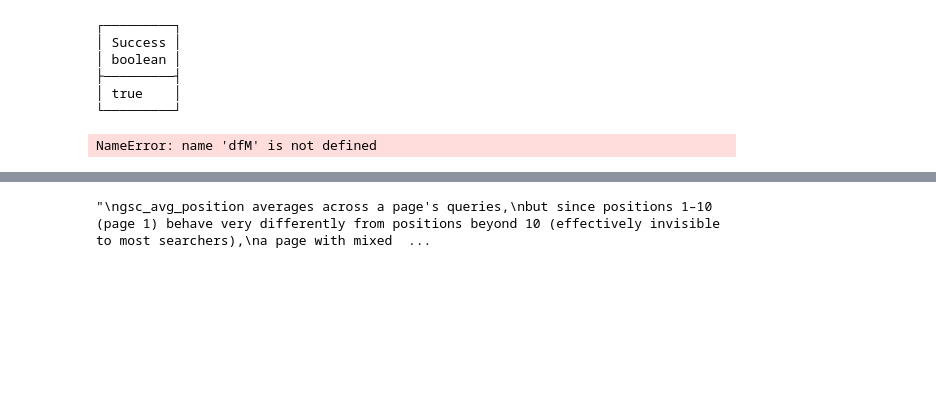
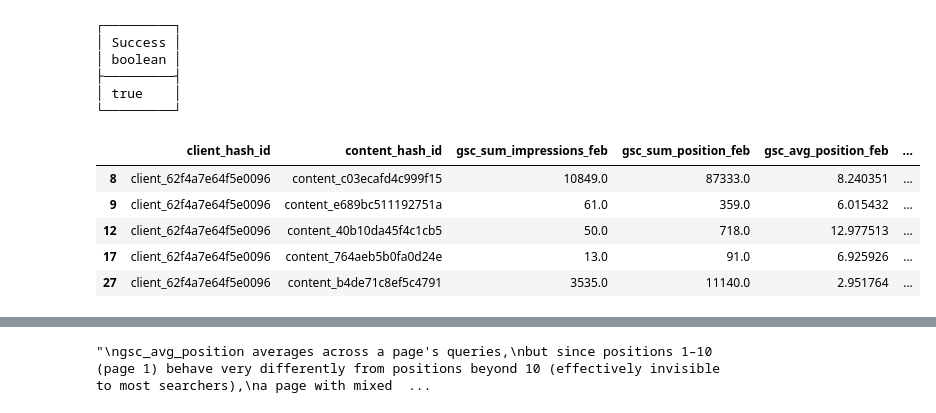
Before and after one commit to ammar-aa/Fly_rank_internship_repo, a Jupyter notebook: work/notebooks/w04_baseline_score.ipynb, the cells around one changed output, grey strips where cells are left out. Drawn from its saved outputs; the diff is of its cells as text; code cells hidden in the pictures; blank space fills up the shorter version.

```diff
--- a/work/notebooks/w04_baseline_score.ipynb
+++ b/work/notebooks/w04_baseline_score.ipynb
@@ -72,7 +64,9 @@ FROM 'hf://datasets/FlyRank/internship-warehouse/fact_content_daily_performance/
 cols = [
     'client_hash_id',
     'content_hash_id',
-    'gsc_impressions',
+    'gsc_sum_impressions',
+    'gsc_sum_position',
+    'gsc_avg_position',
 ]
 
 df_trend = (
@@ -83,6 +77,4 @@ df_trend = (
         suffixes=('_feb', '_mar'),
     )
 )
-# %% [output]
-NameError: name 'dfM' is not defined
 # %%
@@ -117 +91,10 @@ df['trend_dir'] = np.select(conditions, ranks, default=None)
+# %%
+df_trend.head()
+# %% [output]
+|  | client_hash_id | content_hash_id | gsc_sum_impressions_feb | gsc_sum_position_feb | gsc_avg_position_feb | ... |
+| 8 | client_62f4a7e64f5e0096 | content_c03ecafd4c999f15 | 10849.0 | 87333.0 | 8.240351 | ... |
+| 9 | client_62f4a7e64f5e0096 | content_e689bc511192751a | 61.0 | 359.0 | 6.015432 | ... |
+| 12 | client_62f4a7e64f5e0096 | content_40b10da45f4c1cb5 | 50.0 | 718.0 | 12.977513 | ... |
+| 17 | client_62f4a7e64f5e0096 | content_764aeb5b0fa0d24e | 13.0 | 91.0 | 6.925926 | ... |
+| 27 | client_62f4a7e64f5e0096 | content_b4de71c8ef5c4791 | 3535.0 | 11140.0 | 2.951764 | ... |
 # %%
```
Also changed, not shown: parts of 7 cells of this notebook.
